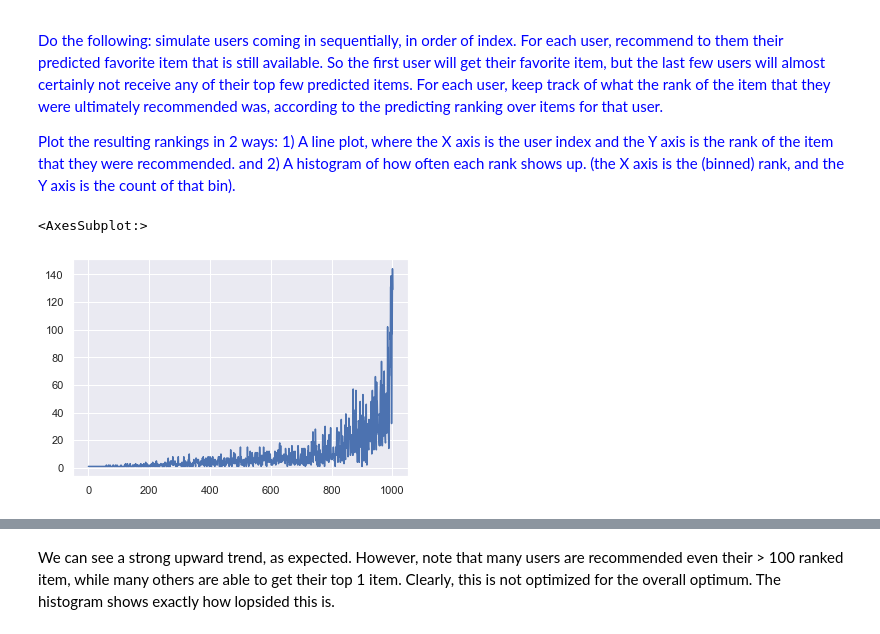
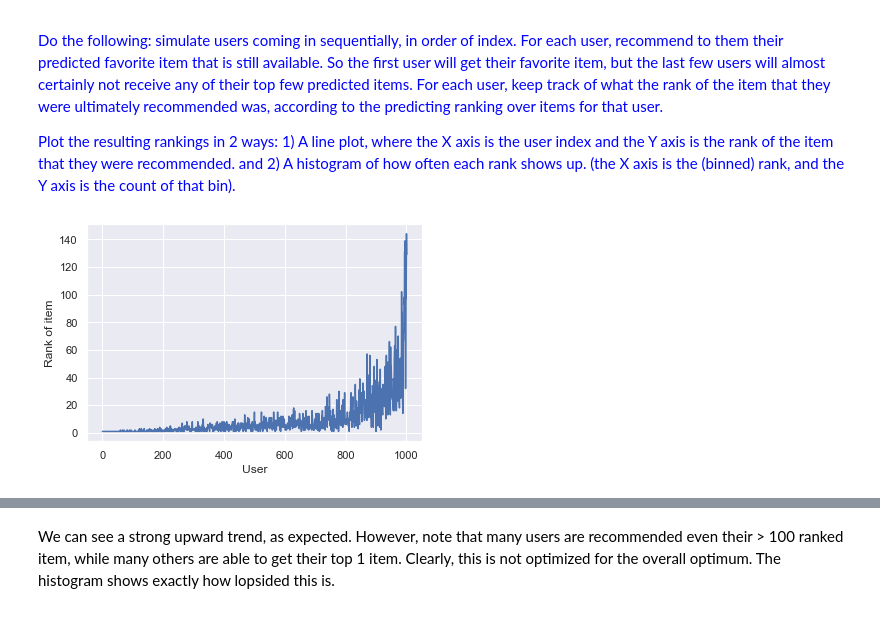
Before and after one commit to martinsun0/People-Data-Systems, a Jupyter notebook: HW2/HW2_assignment.ipynb, the cells around one changed output, grey strips where cells are left out. Cells and saved outputs as stored; diff of their text form; code cells hidden in the pictures.

```diff
--- a/HW2/HW2_assignment.ipynb
+++ b/HW2/HW2_assignment.ipynb
@@ -464,5 +447,6 @@ for user, items in rec_int0_2.items():
 # %%
-sns.lineplot(np.linspace(1,1001,1000), ranks)
+plt3 = sns.lineplot(np.linspace(1,1001,1000), ranks)
+plt3.set_xlabel('User')
+plt3.set_ylabel('Rank of item');
 # %% [output]
-<AxesSubplot:>
-[figure, old version]
+[figure, new version]
```
Also changed, not shown: parts of 35 cells of this notebook.
